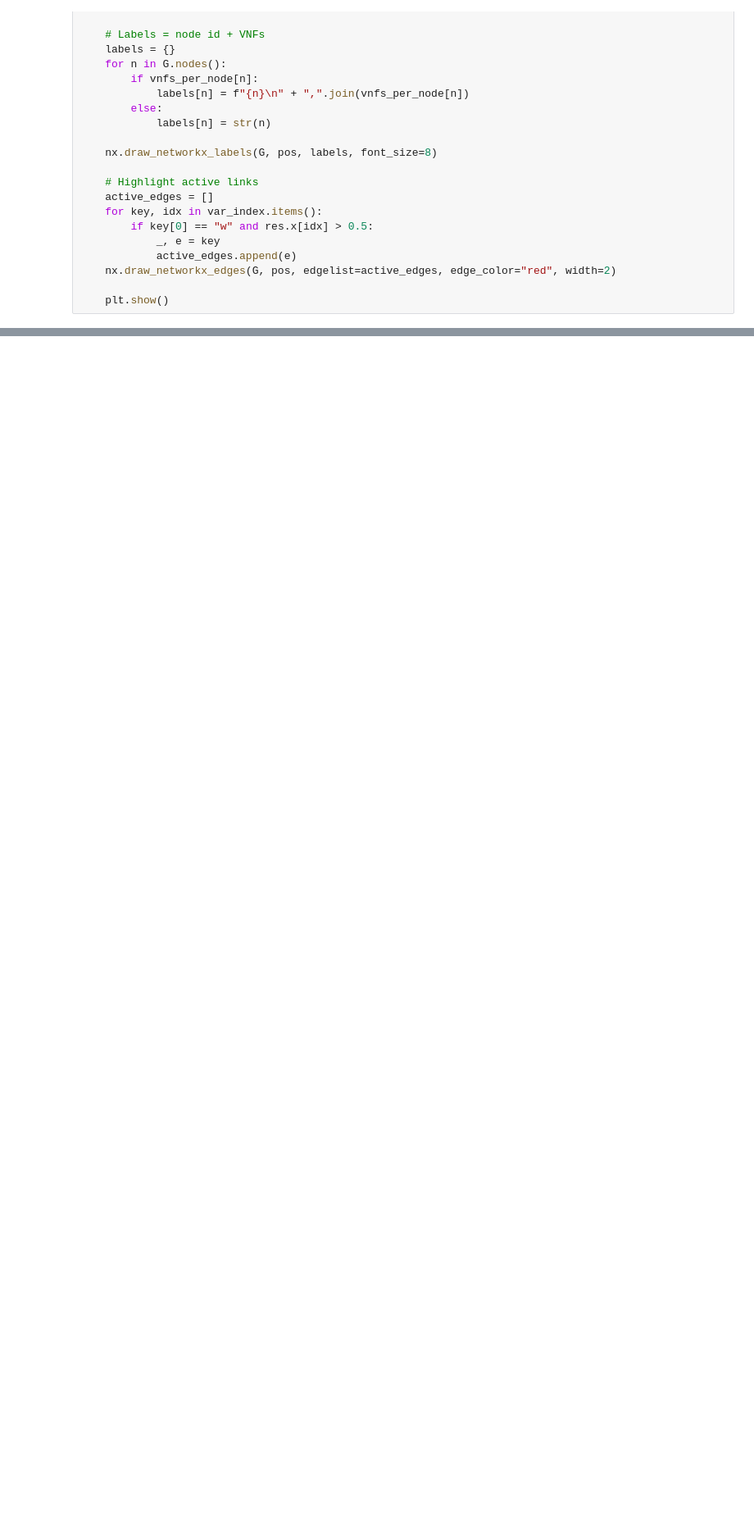
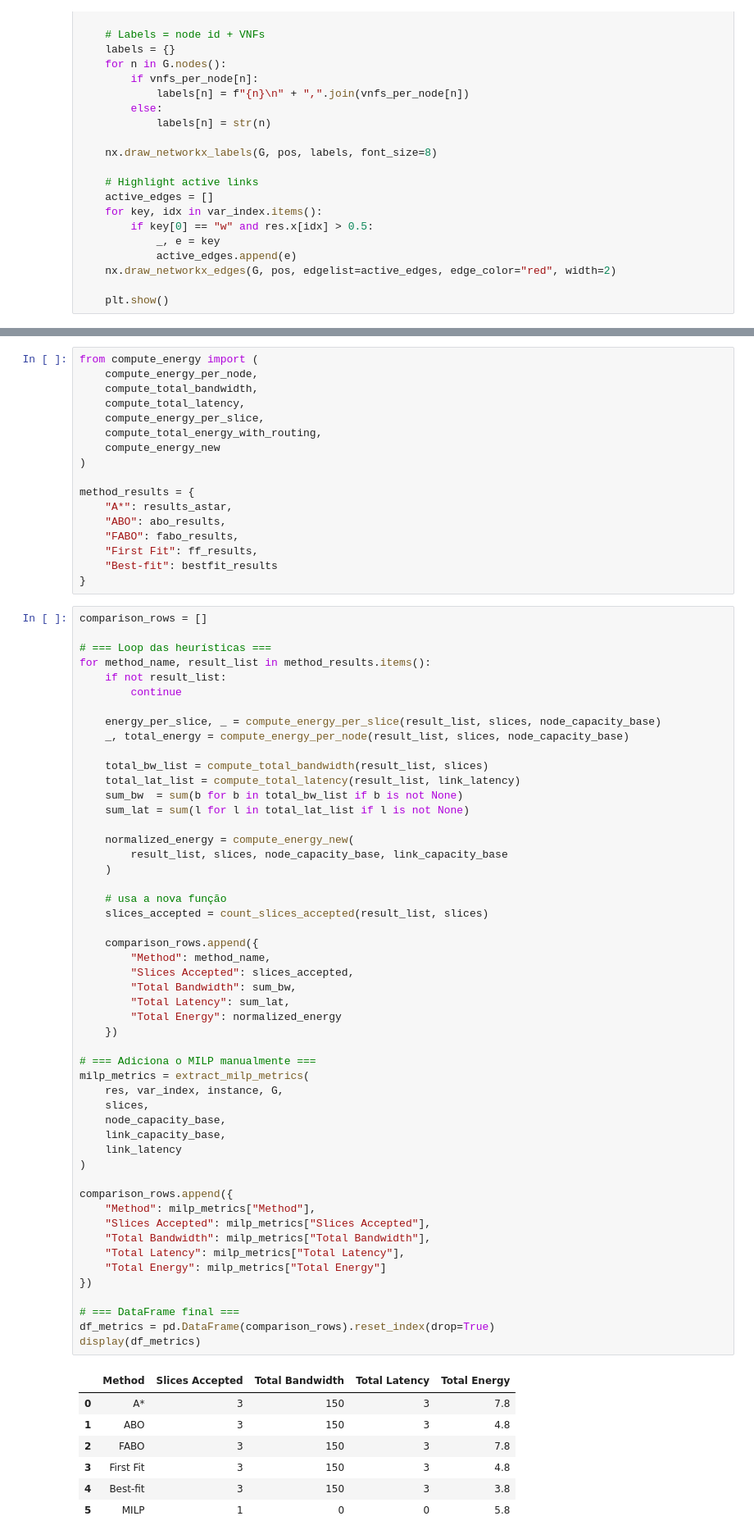
Before and after one commit to ceciliadesousaluzalmeida/5g-slicing-energy-effiiciency, a Jupyter notebook: simulator/milp.ipynb, the cells around one changed output, grey strips where cells are left out. Shown at 82% size. Cells and saved outputs as stored; diff of their text form; blank space fills up the shorter version.

```diff
--- a/simulator/milp.ipynb
+++ b/simulator/milp.ipynb
@@ -108,0 +256,76 @@ plot_solution(G, res, var_index, instance)
+# %%
+from compute_energy import (
+    compute_energy_per_node,
+    compute_total_bandwidth,
+    compute_total_latency,
+    compute_energy_per_slice,
+    compute_total_energy_with_routing,
+    compute_energy_new
+)
+
+method_results = {
+    "A*": results_astar,
+    "ABO": abo_results,
+    "FABO": fabo_results,
+    "First Fit": ff_results,
+    "Best-fit": bestfit_results
+}
+# %%
+comparison_rows = []
+
+# === Loop das heurísticas ===
+for method_name, result_list in method_results.items():
+    if not result_list:
+        continue
+
+    energy_per_slice, _ = compute_energy_per_slice(result_list, slices, node_capacity_base)
+    _, total_energy = compute_energy_per_node(result_list, slices, node_capacity_base)
+
+    total_bw_list = compute_total_bandwidth(result_list, slices)
+    total_lat_list = compute_total_latency(result_list, link_latency)
+    sum_bw  = sum(b for b in total_bw_list if b is not None)
+    sum_lat = sum(l for l in total_lat_list if l is not None)
+
+    normalized_energy = compute_energy_new(
+        result_list, slices, node_capacity_base, link_capacity_base
+    )
+
+    # usa a nova função
+    slices_accepted = count_slices_accepted(result_list, slices)
+
+    comparison_rows.append({
+        "Method": method_name,
+        "Slices Accepted": slices_accepted,
+        "Total Bandwidth": sum_bw,
+        "Total Latency": sum_lat,
+        "Total Energy": normalized_energy
+    })
+
+# === Adiciona o MILP manualmente ===
+milp_metrics = extract_milp_metrics(
+    res, var_index, instance, G,
+    slices,
+    node_capacity_base,
+    link_capacity_base,
+    link_latency
+)
+
+comparison_rows.append({
+    "Method": milp_metrics["Method"],
+    "Slices Accepted": milp_metrics["Slices Accepted"],
+    "Total Bandwidth": milp_metrics["Total Bandwidth"],
+    "Total Latency": milp_metrics["Total Latency"],
+    "Total Energy": milp_metrics["Total Energy"]
+})
+
+# === DataFrame final ===
+df_metrics = pd.DataFrame(comparison_rows).reset_index(drop=True)
+display(df_metrics)
+# %% [output]
+|  | Method | Slices Accepted | Total Bandwidth | Total Latency | Total Energy |
+| 0 | A* | 3 | 150 | 3 | 7.8 |
+| 1 | ABO | 3 | 150 | 3 | 4.8 |
+| 2 | FABO | 3 | 150 | 3 | 7.8 |
+| 3 | First Fit | 3 | 150 | 3 | 4.8 |
+| 4 | Best-fit | 3 | 150 | 3 | 3.8 |
+| 5 | MILP | 1 | 0 | 0 | 5.8 |
```
Also changed, not shown: parts of 11 cells of this notebook, 3 other files.
